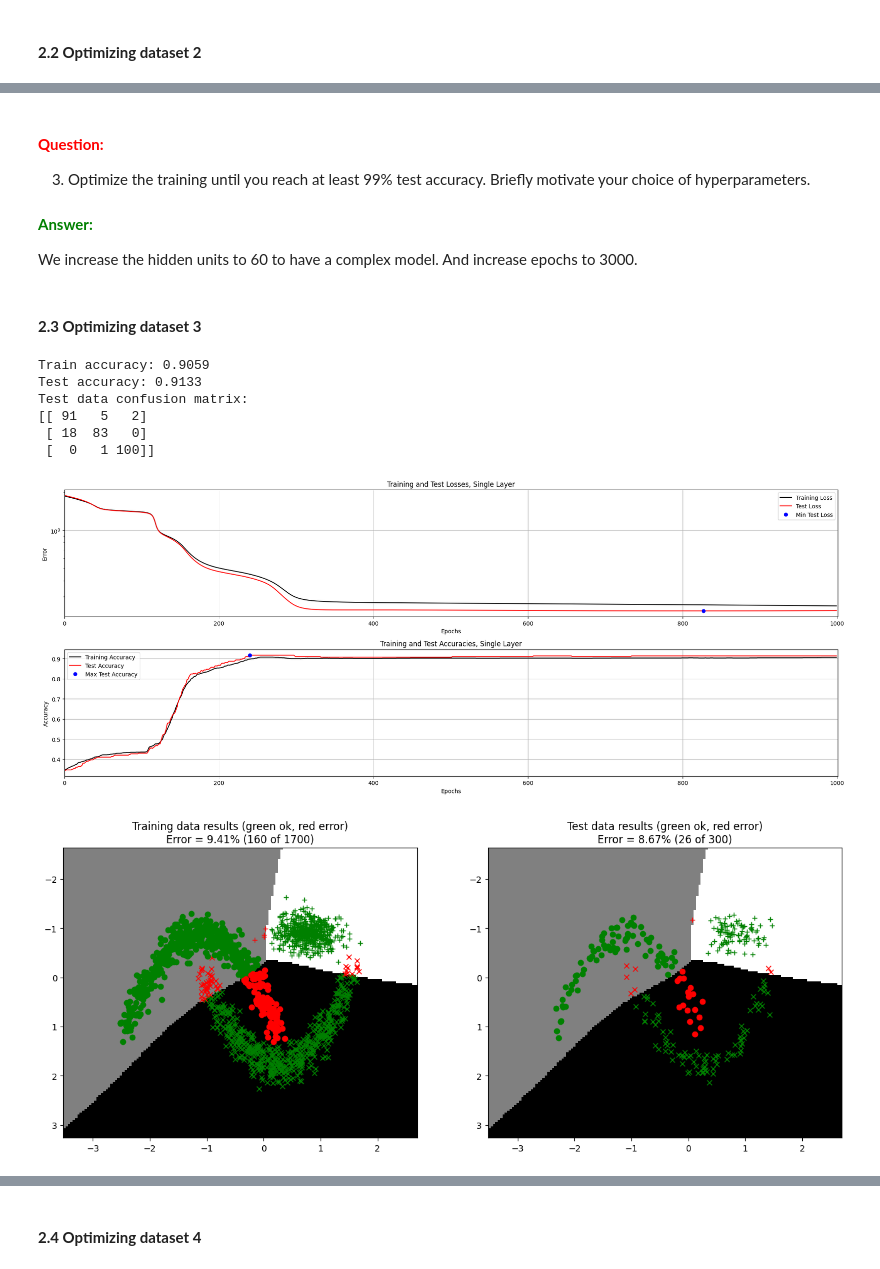
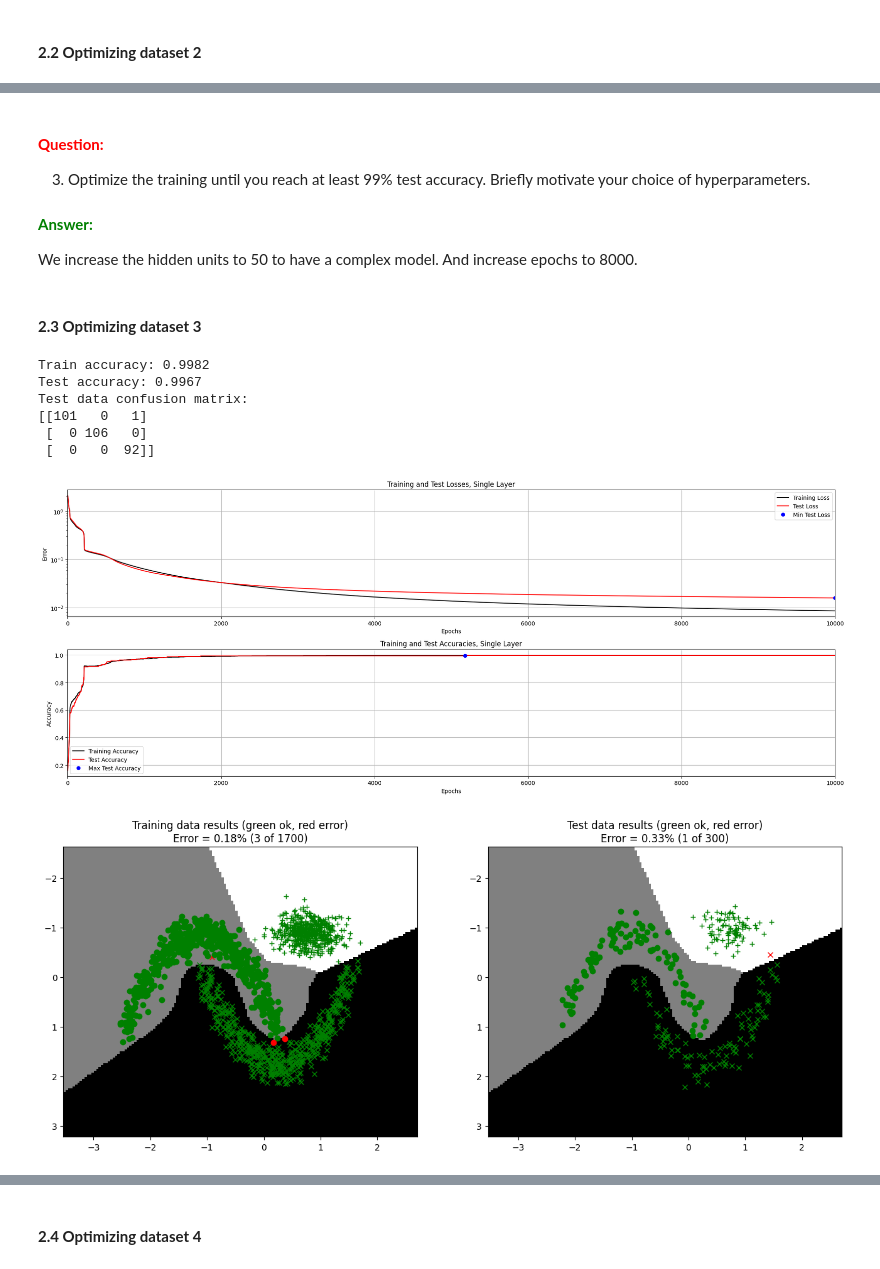
Before and after one commit to KTHxioayao/2025_VT, a Jupyter notebook: 732A82/1_Back_propagation/MultiLayer.ipynb, the cells around one changed output, grey strips where cells are left out. Drawn from its saved outputs; the diff is of its cells as text; code cells hidden in the pictures.

```diff
--- a/732A82/1_Back_propagation/MultiLayer.ipynb
+++ b/732A82/1_Back_propagation/MultiLayer.ipynb
@@ -68,13 +68,15 @@ def forward(X, W1, B1, W2, B2, useTanhOutput=False):
 
     # --------------------------------------------
     # === Your code here =========================
-    U = np.tanh(X @ W1 + B1)
+    U =  np.maximum(0, X @ W1 + B1)
 
 
     if useTanhOutput:
         Y = np.tanh(U @ W2 + B2)
     else:
-        Y = U @ W2 + B2
+         V = U @ W2 + B2
+         exp_V = np.exp(V - np.max(V, axis=1, keepdims=True))  # Softmax for stability
+         Y = exp_V / np.sum(exp_V, axis=1, keepdims=True)
 
     # --------------------------------------------
 
@@ -123,7 +125,7 @@ def backward(W1, B1, W2, B2, X, U, Y, D, useTanhOutput=False):
     else:
         error_output = Y - D
 
-    error_hidden = error_output @ W2.T
+    error_hidden = error_output @ W2.T *(U > 0)
     # --------------------------------------------
 
     # Gradient for the output layer
@@ -442,38 +440,38 @@ Test data confusion matrix:
 
 #### **<span style="color:green">Answer:</span>**
 
-We increase the hidden units to 60 to have a complex model. And increase epochs to 3000.
+We increase the hidden units to 50 to have a complex model. And increase epochs to 8000.
 # %% [markdown]
 #### **2.3 Optimizing dataset 3**
 # %%
 # --------------------------------------------
 # === Your code here =========================
 X, D, L = loadDataset(3)
 
 
 # --------------------------------------------
 nInputs  = X.shape[1]
 nClasses = D.shape[1]
-nHidden  = 50
+nHidden  = 200
 
-W1_0 = np.random.randn(nInputs, nHidden)
+W1_0 = np.random.randn(nInputs, nHidden)* np.sqrt(1. / (nInputs ))
 B1_0 = np.zeros((1, nHidden))
-W2_0 = np.random.randn(nHidden, nClasses)
+W2_0 = np.random.randn(nHidden, nClasses)* np.sqrt(1. / (nInputs))
 B2_0 = np.zeros((1, nClasses))
 
-params = {"epochs": 1000, "learningRate": 0.01, "normalize": True, "useTanhOutput": True}
+params = {"epochs": 10000, "learningRate": 0.01, "normalize": True, "useTanhOutput": True}
 # ============================================
 
 trainMultiLayerOnDataset(3, 0.15, W1_0, B1_0, W2_0, B2_0, params)
 # %% [output]
-Train accuracy: 0.9059
-Test accuracy: 0.9133
+Train accuracy: 0.9982
+Test accuracy: 0.9967
 Test data confusion matrix:
-[[ 91   5   2]
- [ 18  83   0]
- [  0   1 100]]
+[[101   0   1]
+ [  0 106   0]
+ [  0   0  92]]
-[figure, old version]
+[figure, new version]
-[figure, old version]
+[figure, new version]
 # %% [markdown]
 #### **<span style="color:red">Question:</span>**
 
```
Also changed, not shown: parts of 6 cells of this notebook.
